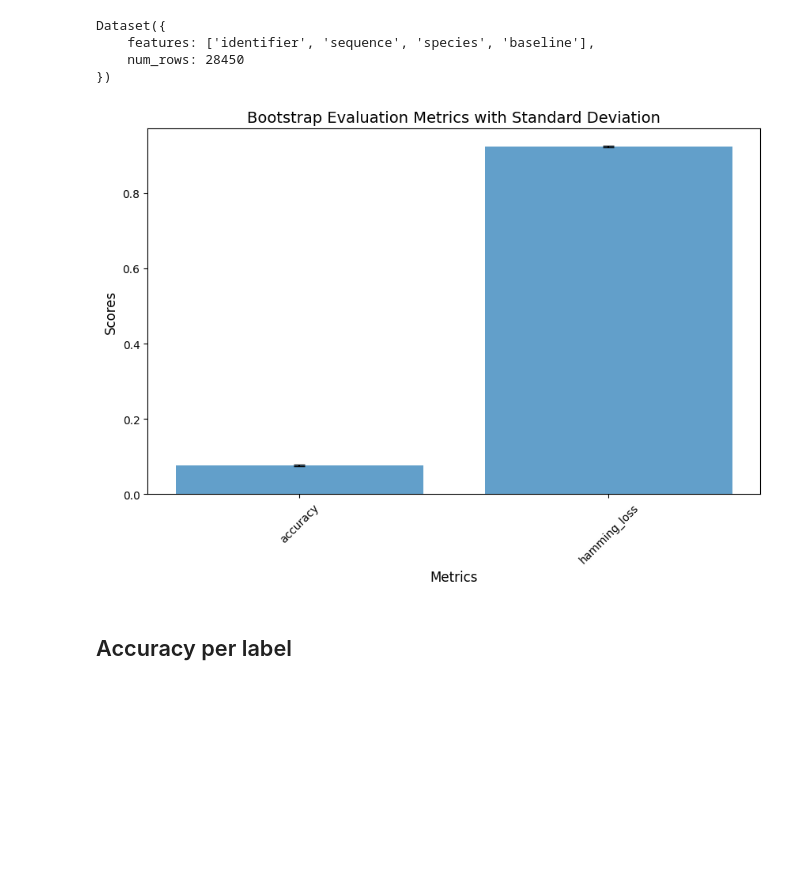
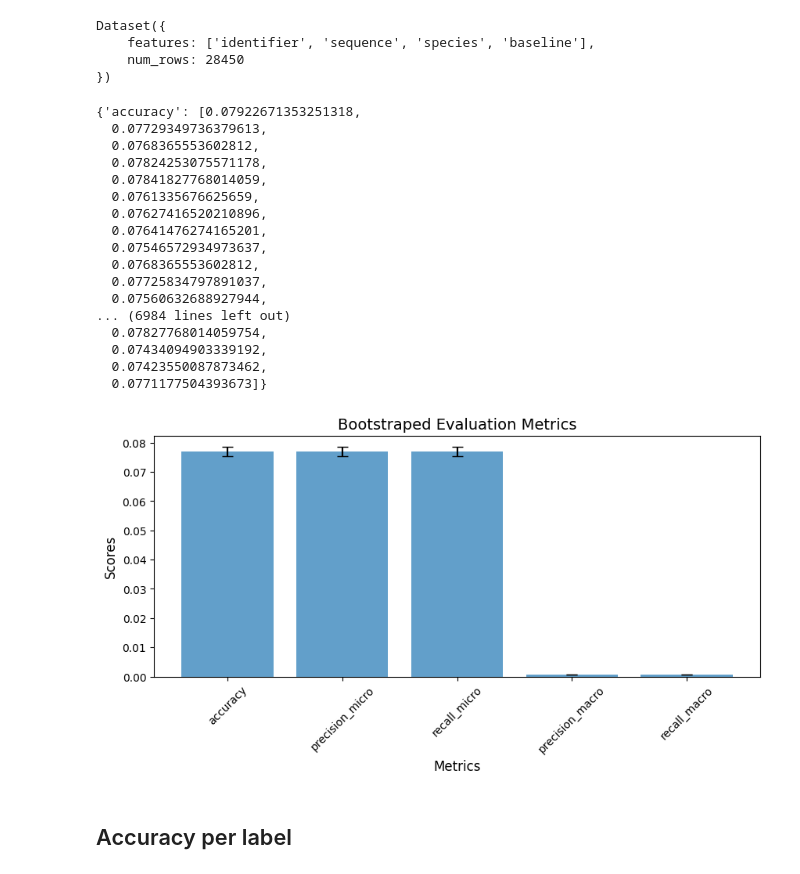
Before and after one commit to finnlueth/prostT5-CLIP, a Jupyter notebook: notebooks/Baseline_Evaluation.ipynb, the cells around one changed output. Drawn from its saved outputs; the diff is of its cells as text; code cells hidden in the pictures; blank space fills up the shorter version.

```diff
--- a/notebooks/Baseline_Evaluation.ipynb
+++ b/notebooks/Baseline_Evaluation.ipynb
@@ -103,17 +107,24 @@ def plot_top_species_metric(results, dataset_test, metric="accuracy", top_n=30):
 # %%
 import numpy as np
 from sklearn.metrics import accuracy_score, precision_score, recall_score, f1_score, hamming_loss
+from tqdm import tqdm
+import warnings  # Import warnings module
 
 def evaluate(y_true, y_pred):
     """Evaluates multiple metrics for a given set of predictions."""
 
-    metrics = {
-        "accuracy": accuracy_score(y_true, y_pred),
-        #"precision_macro": precision_score(y_true, y_pred, average="macro"),
-        #"recall_macro": recall_score(y_true, y_pred, average="macro"),
-        #"f1_macro": f1_score(y_true, y_pred, average="macro"),
-        "hamming_loss": hamming_loss(y_true, y_pred)
-    }
+    with warnings.catch_warnings():
+        warnings.simplefilter("ignore", category=RuntimeWarning)  # Suppress zero division warnings
+        metrics = {
+            "accuracy": accuracy_score(y_true, y_pred),
+            "precision_macro": precision_score(y_true, y_pred, average="macro", zero_division=0),
+            "recall_macro": recall_score(y_true, y_pred, average="macro", zero_division=0),
+            "f1_macro": f1_score(y_true, y_pred, average="macro", zero_division=0),
+            "precision_micro": precision_score(y_true, y_pred, average="micro", zero_division=0),
+            "recall_micro": recall_score(y_true, y_pred, average="micro", zero_division=0),
+            "f1_micro": f1_score(y_true, y_pred, average="micro", zero_division=0),
+            # "hamming_loss": hamming_loss(y_true, y_pred)
+        }
     return metrics
 
 def bootstrap_evaluate(y_true, y_pred, n_bootstraps=1000):
@@ -121,13 +132,17 @@ def bootstrap_evaluate(y_true, y_pred, n_bootstraps=1000):
 
     bootstrapped_scores = {
         "accuracy": [],
-        #"precision_macro": [],
-        #"recall_macro": [],
-        #"f1_macro": [],
-        "hamming_loss": []
+        "precision_macro": [],
+        "recall_macro": [],
+        "f1_macro": [],
+        "precision_micro": [],
+        "recall_micro": [],
+        "f1_micro": [],
+        # "hamming_loss": []
     }
 
-    for _ in range(n_bootstraps):
+    # Use tqdm to show progress of bootstrapping
+    for _ in tqdm(range(n_bootstraps), desc="Bootstrapping", miniters=100):
         # Resample with replacement
         indices = np.random.choice(len(y_true), size=len(y_true), replace=True)
         y_true_sample = [y_true[i] for i in indices]
@@ -152,27 +167,47 @@ Dataset({
 assert len(dataset_test['species']) == len(dataset_test["baseline"])
 # %%
 results = bootstrap_evaluate(dataset_test['species'], dataset_test["baseline"])
+# %%
+results
+# %% [output]
+{'accuracy': [0.07922671353251318,
+  0.07729349736379613,
+  0.0768365553602812,
+  0.07824253075571178,
+  0.07841827768014059,
+  0.0761335676625659,
+  0.07627416520210896,
+  0.07641476274165201,
+  0.07546572934973637,
+  0.0768365553602812,
+  0.07725834797891037,
+  0.07560632688927944,
+... (6984 lines left out)
+  0.07827768014059754,
+  0.07434094903339192,
+  0.07423550087873462,
+  0.0771177504393673]}
 # %%
 
 
 # Assuming `results` is a dictionary with metric names as keys and lists of scores as values
 # Example: results = {"accuracy": [list of accuracy scores], "hamming_loss": [list of hamming_loss scores]}
 
 # Calculate mean and standard deviation for each metric
-metrics = list(results.keys())
+metrics = ["accuracy","precision_micro","recall_micro","precision_macro","recall_macro"]
 means = [np.mean(results[metric]) for metric in metrics]
 std_devs = [np.std(results[metric]) for metric in metrics]
 
 # Create the bar plot with error bars
-plt.figure(figsize=(10, 6))
+plt.figure(figsize=(10, 4))
 plt.bar(metrics, means, yerr=std_devs, capsize=5, alpha=0.7)
 plt.xlabel("Metrics", fontsize=12)
 plt.ylabel("Scores", fontsize=12)
-plt.title("Bootstrap Evaluation Metrics with Standard Deviation", fontsize=14)
+plt.title("Bootstraped Evaluation Metrics", fontsize=14)
 plt.xticks(rotation=45)
 plt.show()
 # %% [output]
-[figure, old version]
+[figure, new version]
 # %% [markdown]
 ## Accuracy per label
 # %%
```
Also changed, not shown: parts of 9 cells of this notebook, 10 other files.
